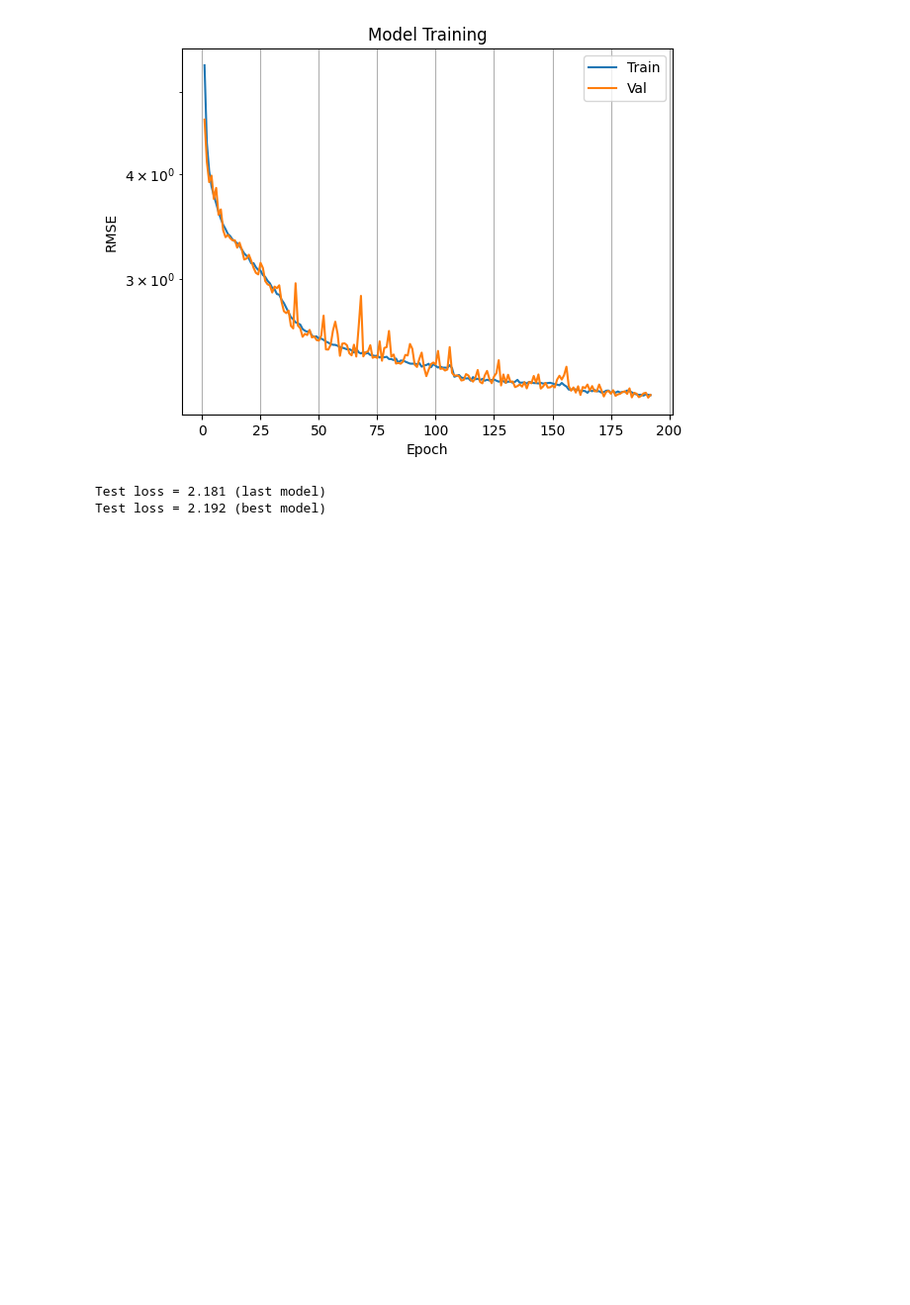
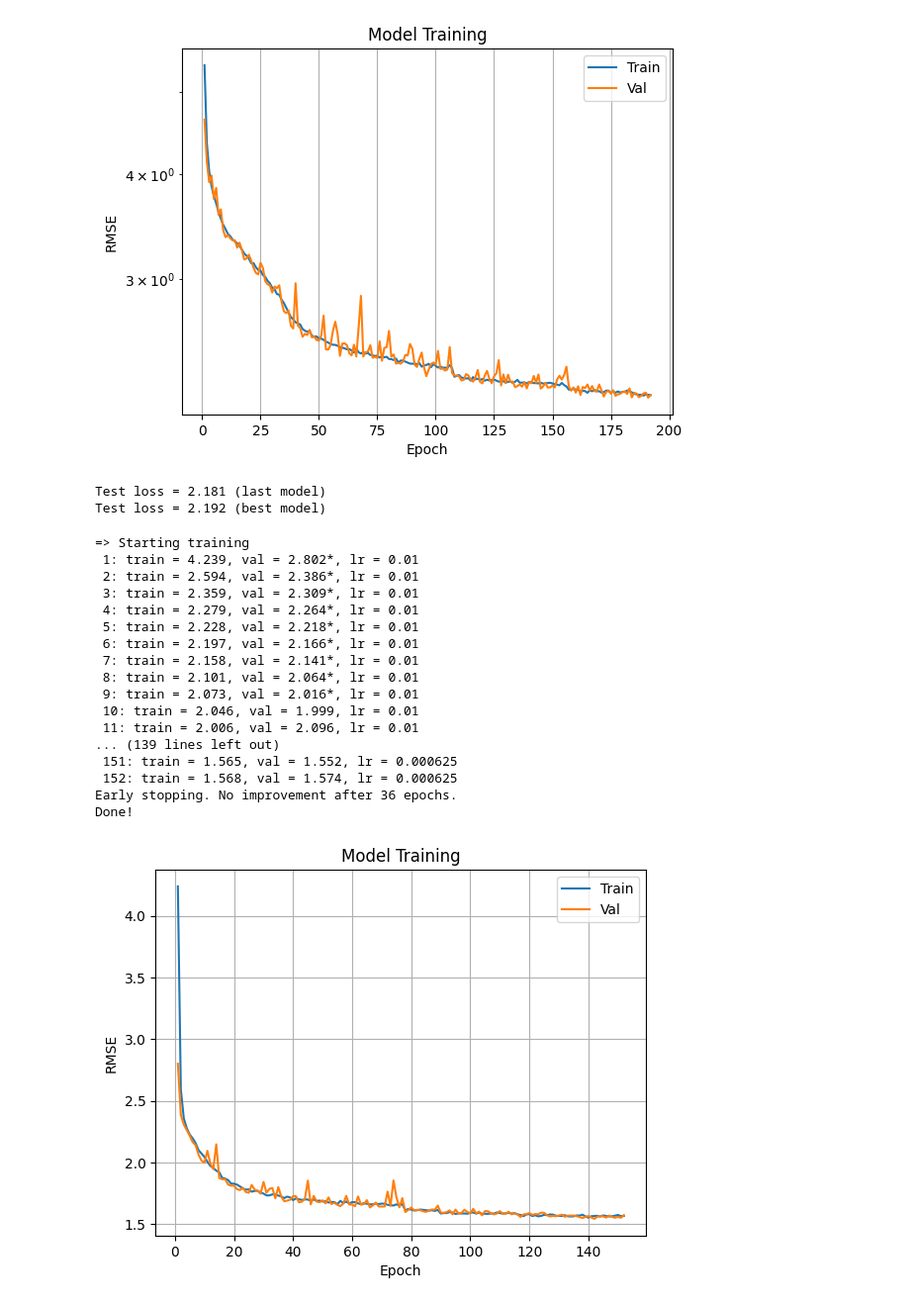
Before and after one commit to TiagoCAAmorim/SimModels, a Jupyter notebook: graph_nn/solve_lin_eq.ipynb, the cells around one changed output. Shown at 99% size. Cells and saved outputs as stored; diff of their text form; code cells hidden in the pictures; blank space fills up the shorter version.

```diff
--- a/graph_nn/solve_lin_eq.ipynb
+++ b/graph_nn/solve_lin_eq.ipynb
@@ -351,0 +374,12 @@ Loss = 9.18
+# %%
+loss_fn = nn.MSELoss()
+
+for X,y in dataloader_:
+    print(f'Input: {X.shape}')
+    result = model(X)
+    print(f'Result: {result.shape}')
+
+    loss = loss_fn(result, y)
+    loss.backward()
+    print(f'Loss = {loss:0.2f}')
+    break
@@ -454,7 +496,7 @@ def train(model: Network,
           scheduler=None,
           file_name='model.pth',
           verbose=False,
-          patience=30):
+          patience=35):
 
     model.to(device)
 
@@ -1107,3 +1151,52 @@ Done!
 [figure]
 Test loss = 2.181 (last model)
 Test loss = 2.192 (best model)
+# %%
+model = Network(
+    n_blocks=3,
+    latent_size=16,
+    activation=True)
+loss_fn = nn.MSELoss()
+
+ni, nj = 10, 10
+data_train = CustomDataset(ni, nj, 10000)
+data_val = CustomDataset(ni, nj, 2000)
+data_test = CustomDataset(ni, nj, 2000)
+batch_size = 64
+dataloader_train = DataLoader(data_train, batch_size=batch_size, shuffle=False)
+dataloader_val = DataLoader(data_val, batch_size=batch_size, shuffle=False)
+dataloader_test = DataLoader(data_test, batch_size=batch_size, shuffle=False)
+
+epochs = 200
+optimizer = torch.optim.Adam(model.parameters(), lr = 0.01)
+scheduler = torch.optim.lr_scheduler.ReduceLROnPlateau(optimizer,  mode='min', factor=0.5, patience=10)
+# scheduler = torch.optim.lr_scheduler.ExponentialLR(optimizer, gamma=0.9)
+# scheduler = optim.lr_scheduler.StepLR(optimizer, step_size=10, gamma=0.5)
+
+best_model, (train_loss, val_loss) = train(model, dataloader_train, dataloader_val, epochs, optimizer, loss_fn, scheduler)
+
+plot_losses(train_loss, val_loss)
+
+test_loss = test_loop(dataloader_test, model, loss_fn)
+print(f'Test loss = {test_loss:0.4g} (last model)')
+test_loss = test_loop(dataloader_test, best_model, loss_fn)
+print(f'Test loss = {test_loss:0.4g} (best model)')
+# %% [output]
+=> Starting training
+ 1: train = 4.239, val = 2.802*, lr = 0.01
+ 2: train = 2.594, val = 2.386*, lr = 0.01
+ 3: train = 2.359, val = 2.309*, lr = 0.01
+ 4: train = 2.279, val = 2.264*, lr = 0.01
+ 5: train = 2.228, val = 2.218*, lr = 0.01
+ 6: train = 2.197, val = 2.166*, lr = 0.01
+ 7: train = 2.158, val = 2.141*, lr = 0.01
+ 8: train = 2.101, val = 2.064*, lr = 0.01
+ 9: train = 2.073, val = 2.016*, lr = 0.01
+ 10: train = 2.046, val = 1.999, lr = 0.01
+ 11: train = 2.006, val = 2.096, lr = 0.01
+... (139 lines left out)
+ 151: train = 1.565, val = 1.552, lr = 0.000625
+ 152: train = 1.568, val = 1.574, lr = 0.000625
+Early stopping. No improvement after 36 epochs.
+Done!
+[figure, added]
```
Also changed, not shown: parts of 15 cells of this notebook, 1 other file.
